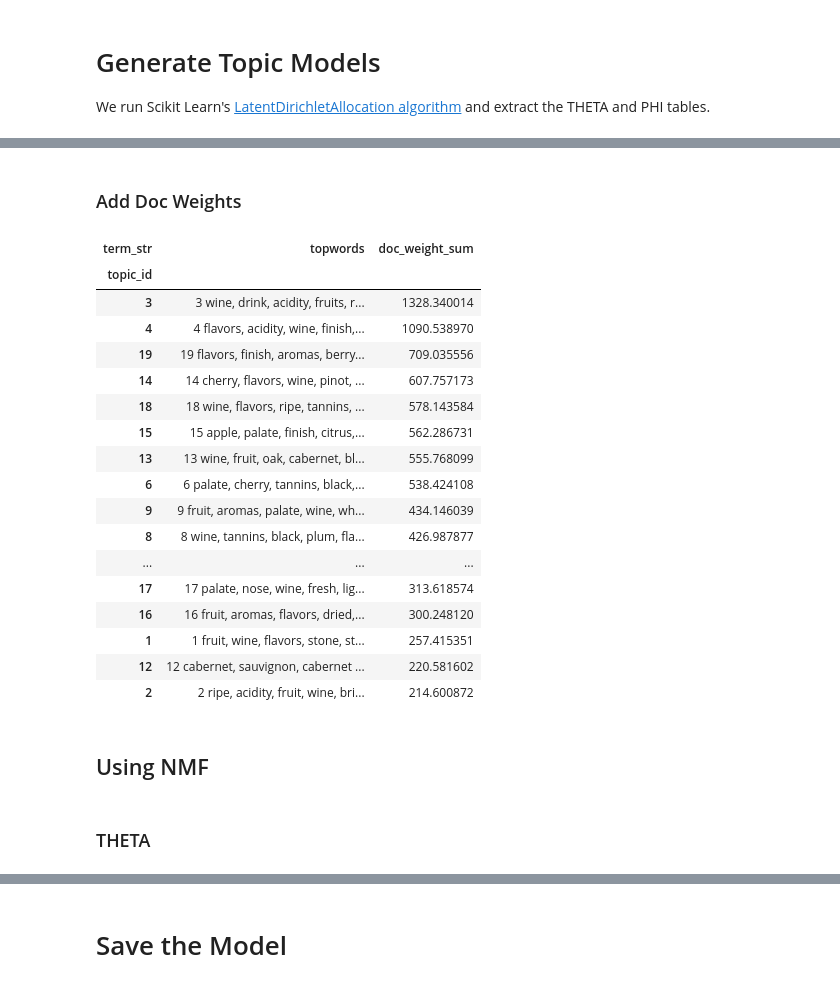
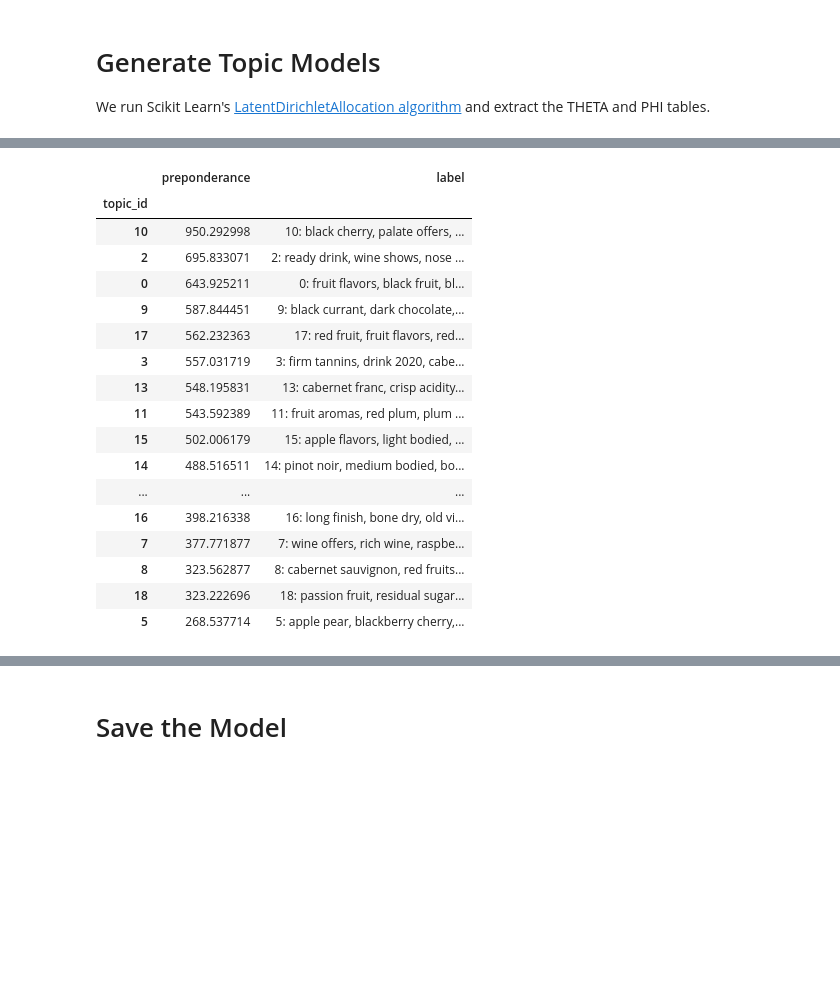
Before and after one commit to ontoligent/TAPI_Topic_Models, a Jupyter notebook: 01-SciKitLearn-Experimental.ipynb, the cells around one changed output, grey strips where cells are left out. Cells and saved outputs as stored; diff of their text form; code cells hidden in the pictures; blank space fills up the shorter version.

```diff
--- a/01-SciKitLearn-Experimental.ipynb
+++ b/01-SciKitLearn-Experimental.ipynb
@@ -250,4 +67,0 @@ db.THETA.sample(20).T.style.background_gradient()
-# %%
-db.PHI = pd.DataFrame(lda_engine.components_, columns=db.VOCAB.index)
-db.PHI.index.name = 'topic_id'
-db.PHI.columns.name  = 'term_str'
@@ -268,10 +68 @@ n_top_words = 7
-# %%
-db.TOPICS = db.PHI.stack()\
-    .to_frame('weight')\
-    .groupby('topic_id')\
-    .apply(lambda x: x.weight.sort_values(ascending=False)\
-               .head(n_top_words)\
-               .reset_index()\
-               .drop('topic_id',1)\
-               .term_str)
 # %%
@@ -298,3 +77 @@ db.TOPICS
-# %%
-db.TOPICS['topwords'] = db.TOPICS.apply(lambda x: str(x.name) + ' ' + ', '.join(x), 1)
 # %%
@@ -321,27 +86,21 @@ db.TOPICS
-# %% [markdown]
-### Add Doc Weights
-# %%
-db.TOPICS['doc_weight_sum'] = db.THETA.sum()
 # %%
-db.TOPICS.iloc[:, 7:].sort_values('doc_weight_sum', ascending=False).style.bar()
+db.TOPICS.sort_values('preponderance', ascending=False).style.bar()
 # %% [output]
-| term_str | topwords | doc_weight_sum |
+|  | preponderance | label |
 | topic_id |  |  |
-| 3 | 3 wine, drink, acidity, fruits, r... | 1328.340014 |
-| 4 | 4 flavors, acidity, wine, finish,... | 1090.538970 |
-| 19 | 19 flavors, finish, aromas, berry... | 709.035556 |
-| 14 | 14 cherry, flavors, wine, pinot, ... | 607.757173 |
-| 18 | 18 wine, flavors, ripe, tannins, ... | 578.143584 |
-| 15 | 15 apple, palate, finish, citrus,... | 562.286731 |
-| 13 | 13 wine, fruit, oak, cabernet, bl... | 555.768099 |
-| 6 | 6 palate, cherry, tannins, black,... | 538.424108 |
-| 9 | 9 fruit, aromas, palate, wine, wh... | 434.146039 |
-| 8 | 8 wine, tannins, black, plum, fla... | 426.987877 |
+| 10 | 950.292998 | 10: black cherry, palate offers, ... |
+| 2 | 695.833071 | 2: ready drink, wine shows, nose ... |
+| 0 | 643.925211 | 0: fruit flavors, black fruit, bl... |
+| 9 | 587.844451 | 9: black currant, dark chocolate,... |
+| 17 | 562.232363 | 17: red fruit, fruit flavors, red... |
+| 3 | 557.031719 | 3: firm tannins, drink 2020, cabe... |
+| 13 | 548.195831 | 13: cabernet franc, crisp acidity... |
+| 11 | 543.592389 | 11: fruit aromas, red plum, plum ... |
+| 15 | 502.006179 | 15: apple flavors, light bodied, ... |
+| 14 | 488.516511 | 14: pinot noir, medium bodied, bo... |
 | ... | ... | ... |
-| 17 | 17 palate, nose, wine, fresh, lig... | 313.618574 |
-| 16 | 16 fruit, aromas, flavors, dried,... | 300.248120 |
-| 1 | 1 fruit, wine, flavors, stone, st... | 257.415351 |
-| 12 | 12 cabernet, sauvignon, cabernet ... | 220.581602 |
-| 2 | 2 ripe, acidity, fruit, wine, bri... | 214.600872 |
+| 16 | 398.216338 | 16: long finish, bone dry, old vi... |
+| 7 | 377.771877 | 7: wine offers, rich wine, raspbe... |
+| 8 | 323.562877 | 8: cabernet sauvignon, red fruits... |
+| 18 | 323.222696 | 18: passion fruit, residual sugar... |
+| 5 | 268.537714 | 5: apple pear, blackberry cherry,... |
-# %% [markdown]
-## Using NMF
@@ -350,2 +106,0 @@ nmf_engine = NMF(n_components=n_topics, init='nndsvd', random_state=1, alpha=.1,
-# %% [markdown]
-### THETA
```
Also changed, not shown: parts of 62 cells of this notebook, 2 other files.
